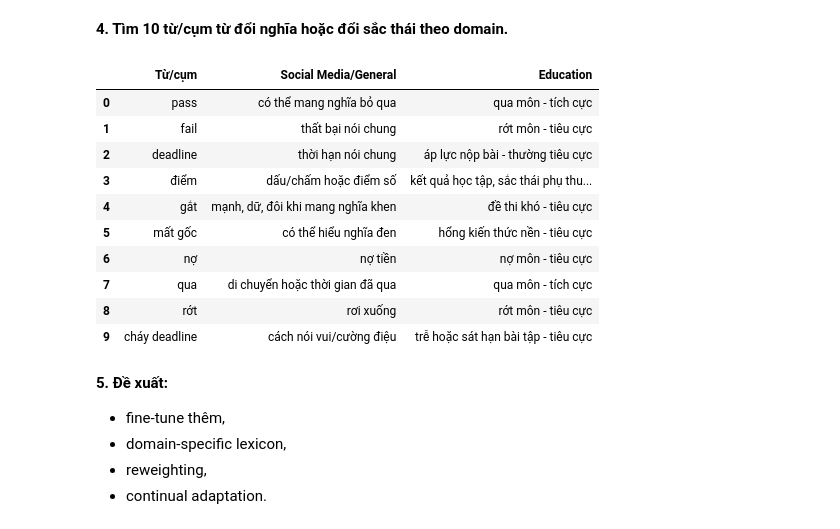
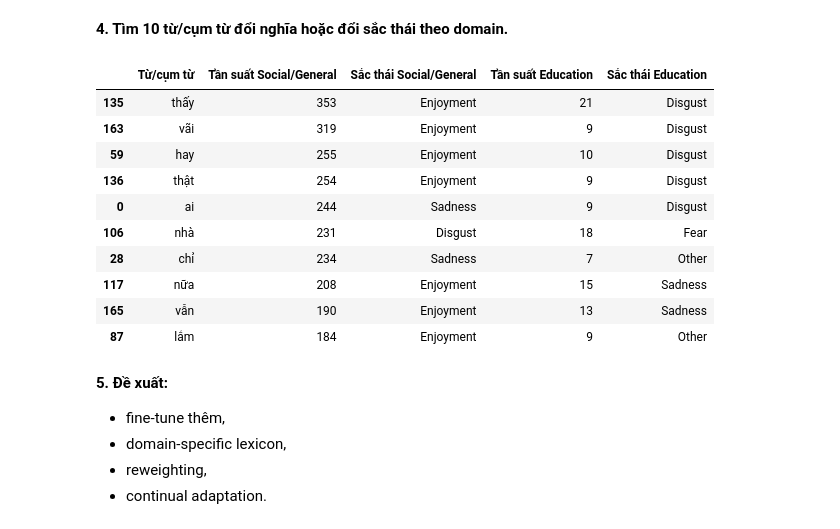
Before and after one commit to Van1912/NLP, a Jupyter notebook: Chap3Text_Classification_Sentiment.ipynb, the cells around one changed output. Cells and saved outputs as stored; diff of their text form; code cells hidden in the pictures.

```diff
--- a/Chap3Text_Classification_Sentiment.ipynb
+++ b/Chap3Text_Classification_Sentiment.ipynb
@@ -4609,0 +4599,20 @@ print("Đã train trên domain A - Social Media")
+# %%
+edu_terms = ["học", "trường", "lớp", "đại học", "sinh viên", "học sinh", "giáo viên", "thầy", "thi", "môn", "bài tập", "kiểm tra", "đề thi", "điểm thi", "học bổng", "đồ án", "khóa luận", "giảng", "tín chỉ", "gpa", "ra trường", "đuổi học", "cúp học", "học thêm"]
+
+edu_pattern = r"(?<!\w)(?:" + "|".join(re.escape(x) for x in sorted(edu_terms, key=len, reverse=True)) + r")(?!\w)"
+
+train_domain = task3_train.copy()
+train_domain["domain"] = np.where(train_domain["text_norm"].str.contains(edu_pattern, regex=True, na=False), "Education", "Social/General")
+
+train_general = train_domain[train_domain["domain"] == "Social/General"].copy()
+
+domain_model = Pipeline([
+    ("tfidf", TfidfVectorizer(ngram_range=(1, 2), min_df=2)),
+    ("clf", LogisticRegression(max_iter=2000, random_state=RANDOM_STATE, class_weight="balanced"))
+])
+
+domain_model.fit(train_general["text_norm"], train_general["emotion"])
+
+print("Domain train: Social/General")
+print("Số câu train:", len(train_general))
+print("Số lớp:", train_general["emotion"].nunique())
@@ -4685,32 +4701,63 @@ Macro F1 giảm: 0.2708
 # %% [markdown]
 **4. Tìm 10 từ/cụm từ đổi nghĩa hoặc đổi sắc thái theo domain.**
 # %%
-domain_terms = pd.DataFrame([
-    ("pass", "có thể mang nghĩa bỏ qua", "qua môn - tích cực"),
-    ("fail", "thất bại nói chung", "rớt môn - tiêu cực"),
-    ("deadline", "thời hạn nói chung", "áp lực nộp bài - thường tiêu cực"),
-    ("điểm", "dấu/chấm hoặc điểm số", "kết quả học tập, sắc thái phụ thuộc cao/thấp"),
-    ("gắt", "mạnh, dữ, đôi khi mang nghĩa khen", "đề thi khó - tiêu cực"),
-    ("mất gốc", "có thể hiểu nghĩa đen", "hổng kiến thức nền - tiêu cực"),
-    ("nợ", "nợ tiền", "nợ môn - tiêu cực"),
-    ("qua", "di chuyển hoặc thời gian đã qua", "qua môn - tích cực"),
-    ("rớt", "rơi xuống", "rớt môn - tiêu cực"),
-    ("cháy deadline", "cách nói vui/cường điệu", "trễ hoặc sát hạn bài tập - tiêu cực")
-], columns=["Từ/cụm", "Social Media/General", "Education"])
+all_domain = pd.concat([train_domain, test_domain], ignore_index=True)
+
+stopwords = set("tao mày mình tôi bạn nó người có không là và của một những các thì mà đã đang sẽ được bị cho với ở trong trên dưới này đó kia quá rất cũng còn lại nhưng vì nên như khi nếu để đến đi về ra vào làm cái con anh em chị gì sao nào đây đấy vậy thế thôi rồi luôn giờ ngày hôm".split())
+
+records = []
+
+for word in sorted(set(re.findall(r"\b\w+\b", " ".join(all_domain["text_norm"])))):
+    if len(word) < 2 or word in stopwords:
+        continue
+
+    general = all_domain[
+        (all_domain["domain"] == "Social/General") &
+        all_domain["text_norm"].str.contains(rf"(?<!\w){re.escape(word)}(?!\w)", regex=True)
+    ]
+
+    education = all_domain[
+        (all_domain["domain"] == "Education") &
+        all_domain["text_norm"].str.contains(rf"(?<!\w){re.escape(word)}(?!\w)", regex=True)
+    ]
+
+    if len(general) >= 3 and len(education) >= 3:
+        general_emotion = general["emotion"].mode()[0]
+        education_emotion = education["emotion"].mode()[0]
+
+        if general_emotion != education_emotion:
+            records.append([
+                word,
+                len(general),
+                general_emotion,
+                len(education),
+                education_emotion
+            ])
+
+domain_terms = pd.DataFrame(records, columns=[
+    "Từ/cụm từ",
+    "Tần suất Social/General",
+    "Sắc thái Social/General",
+    "Tần suất Education",
+    "Sắc thái Education"
+])
+
+domain_terms["Tổng tần suất"] = domain_terms["Tần suất Social/General"] + domain_terms["Tần suất Education"]
+domain_terms = domain_terms.sort_values("Tổng tần suất", ascending=False).head(10).drop(columns="Tổng tần suất")
 
 display(domain_terms)
 # %% [output]
-|  | Từ/cụm | Social Media/General | Education |
-| 0 | pass | có thể mang nghĩa bỏ qua | qua môn - tích cực |
-| 1 | fail | thất bại nói chung | rớt môn - tiêu cực |
-| 2 | deadline | thời hạn nói chung | áp lực nộp bài - thường tiêu cực |
-| 3 | điểm | dấu/chấm hoặc điểm số | kết quả học tập, sắc thái phụ thu... |
-| 4 | gắt | mạnh, dữ, đôi khi mang nghĩa khen | đề thi khó - tiêu cực |
-| 5 | mất gốc | có thể hiểu nghĩa đen | hổng kiến thức nền - tiêu cực |
-| 6 | nợ | nợ tiền | nợ môn - tiêu cực |
-| 7 | qua | di chuyển hoặc thời gian đã qua | qua môn - tích cực |
-| 8 | rớt | rơi xuống | rớt môn - tiêu cực |
-| 9 | cháy deadline | cách nói vui/cường điệu | trễ hoặc sát hạn bài tập - tiêu cực |
+|  | Từ/cụm từ | Tần suất Social/General | Sắc thái Social/General | Tần suất Education | Sắc thái Education |
+| 135 | thấy | 353 | Enjoyment | 21 | Disgust |
+| 163 | vãi | 319 | Enjoyment | 9 | Disgust |
+| 59 | hay | 255 | Enjoyment | 10 | Disgust |
+| 136 | thật | 254 | Enjoyment | 9 | Disgust |
+| 0 | ai | 244 | Sadness | 9 | Disgust |
+| 106 | nhà | 231 | Disgust | 18 | Fear |
+| 28 | chỉ | 234 | Sadness | 7 | Other |
+| 117 | nữa | 208 | Enjoyment | 15 | Sadness |
+| 165 | vẫn | 190 | Enjoyment | 13 | Sadness |
+| 87 | lắm | 184 | Enjoyment | 9 | Other |
 # %% [markdown]
 **5. Đề xuất:**
    - fine-tune thêm,
```
Also changed, not shown: parts of 10 cells of this notebook.
